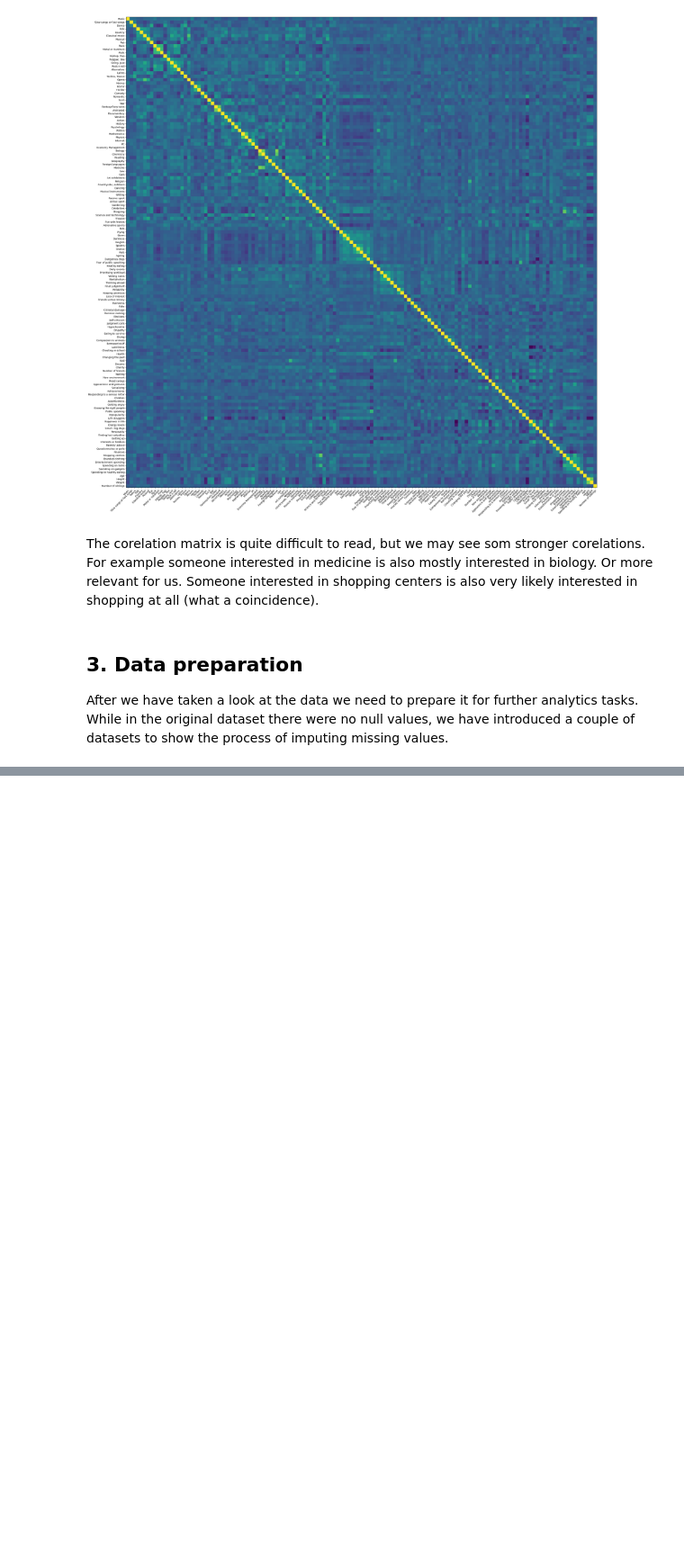
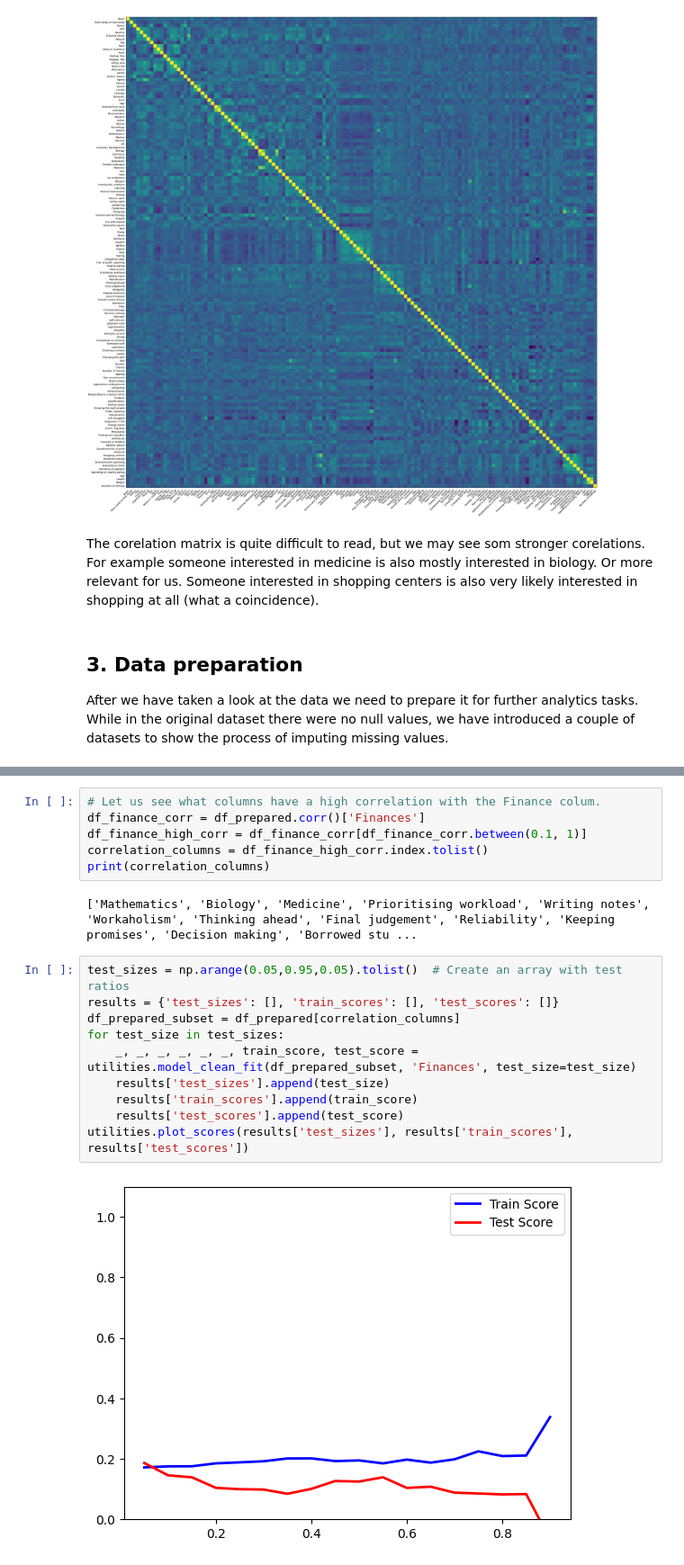
Before and after one commit to herrmann1981/udacity_datascience_people_survey, a Jupyter notebook: Notebook.ipynb, the cells around one changed output, grey strips where cells are left out. Shown at 90% size. Cells and saved outputs as stored; diff of their text form; blank space fills up the shorter version.

Commit message:
Finalize notebook

```diff
--- a/Notebook.ipynb
+++ b/Notebook.ipynb
@@ -156,0 +248,20 @@ For this dataset it was not necessary to remove columns or rows because there si
+# %%
+# Let us see what columns have a high correlation with the Finance colum.
+df_finance_corr = df_prepared.corr()['Finances']
+df_finance_high_corr = df_finance_corr[df_finance_corr.between(0.1, 1)]
+correlation_columns = df_finance_high_corr.index.tolist()
+print(correlation_columns)
+# %% [output]
+['Mathematics', 'Biology', 'Medicine', 'Prioritising workload', 'Writing notes', 'Workaholism', 'Thinking ahead', 'Final judgement', 'Reliability', 'Keeping promises', 'Decision making', 'Borrowed stu ...
+# %%
+test_sizes = np.arange(0.05,0.95,0.05).tolist()  # Create an array with test ratios
+results = {'test_sizes': [], 'train_scores': [], 'test_scores': []}
+df_prepared_subset = df_prepared[correlation_columns]
+for test_size in test_sizes:
+    _, _, _, _, _, _, train_score, test_score = utilities.model_clean_fit(df_prepared_subset, 'Finances', test_size=test_size)
+    results['test_sizes'].append(test_size)
+    results['train_scores'].append(train_score)
+    results['test_scores'].append(test_score)
+utilities.plot_scores(results['test_sizes'], results['train_scores'], results['test_scores'])
+# %% [output]
+[figure, added]
```
Also changed, not shown: parts of 32 cells of this notebook, 3 other files.
